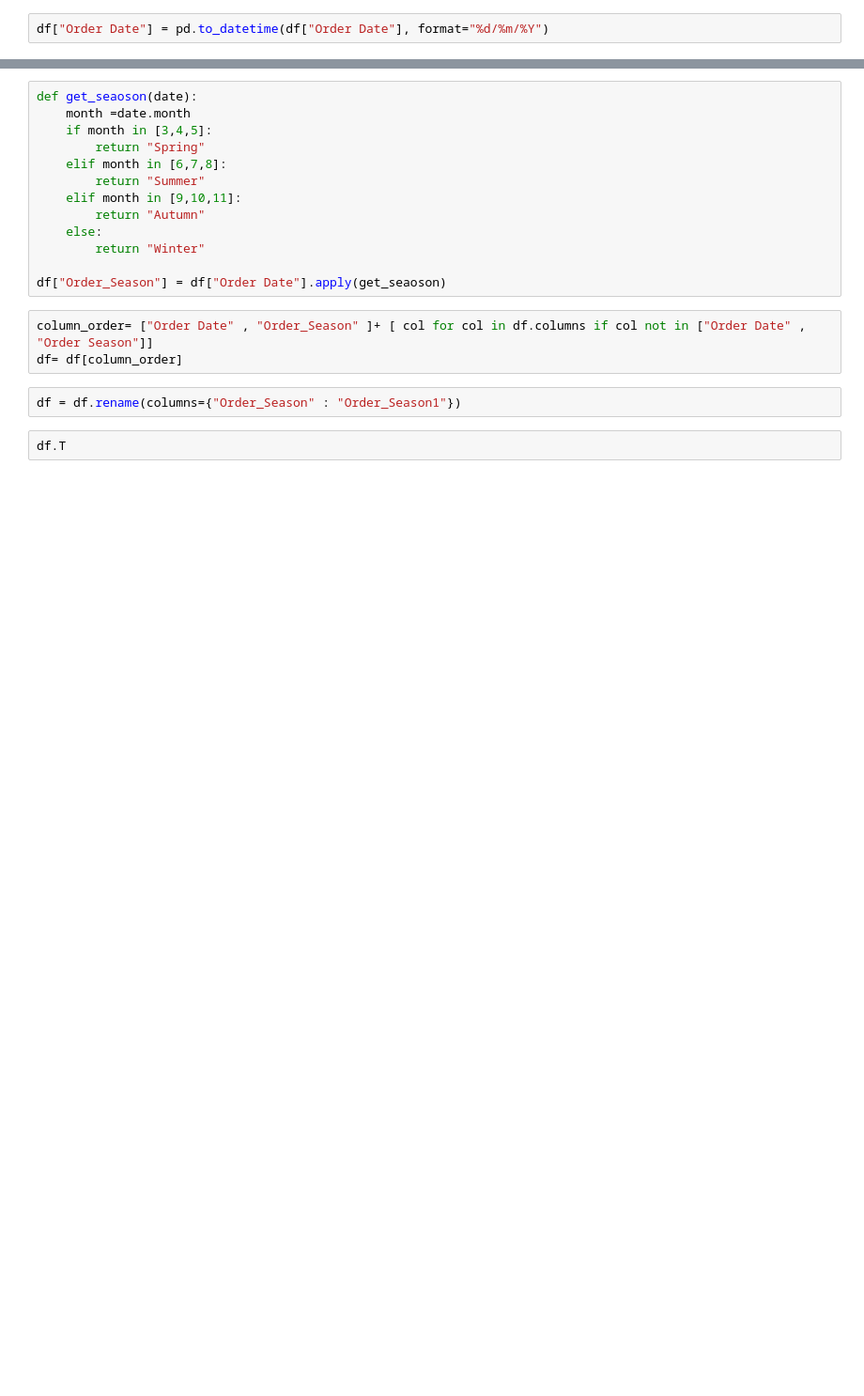
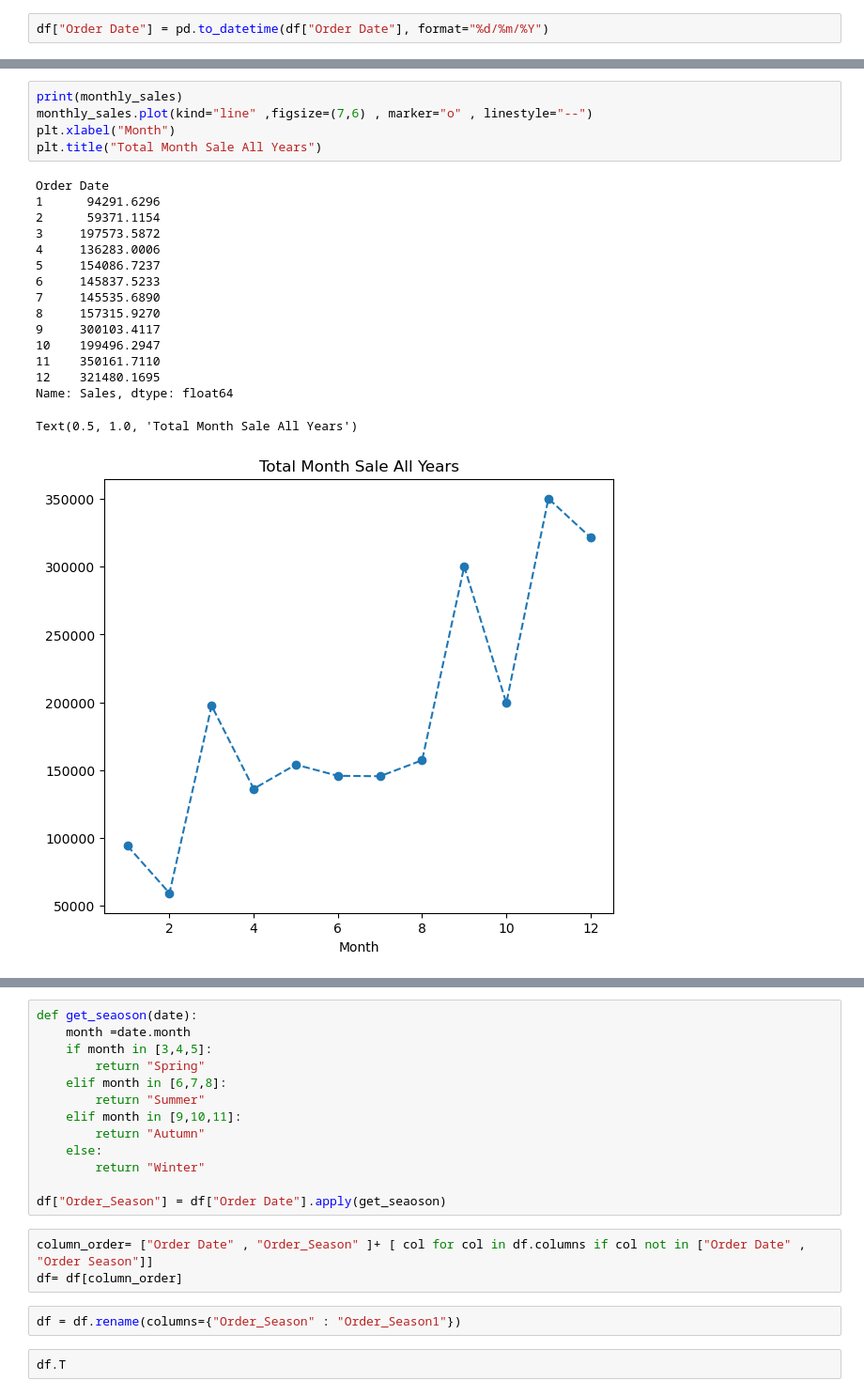
Before and after one commit to HonurX/Super_Store_Sales_Work-Out, a Jupyter notebook: 1-superStoreModel.ipynb, the cells around one changed output, grey strips where cells are left out. Shown at 94% size. Drawn from its saved outputs; the diff is of its cells as text; blank space fills up the shorter version.

```diff
--- a/1-superStoreModel.ipynb
+++ b/1-superStoreModel.ipynb
@@ -132,0 +154,22 @@ df["Order Date"] = pd.to_datetime(df["Order Date"], format="%d/%m/%Y")
+# %%
+print(monthly_sales)
+monthly_sales.plot(kind="line" ,figsize=(7,6) , marker="o" , linestyle="--")
+plt.xlabel("Month")
+plt.title("Total Month Sale All Years")
+# %% [output]
+Order Date
+1      94291.6296
+2      59371.1154
+3     197573.5872
+4     136283.0006
+5     154086.7237
+6     145837.5233
+7     145535.6890
+8     157315.9270
+9     300103.4117
+10    199496.2947
+11    350161.7110
+12    321480.1695
+Name: Sales, dtype: float64
+Text(0.5, 1.0, 'Total Month Sale All Years')
+[figure, added]
```
Also changed, not shown: parts of 39 cells of this notebook.
